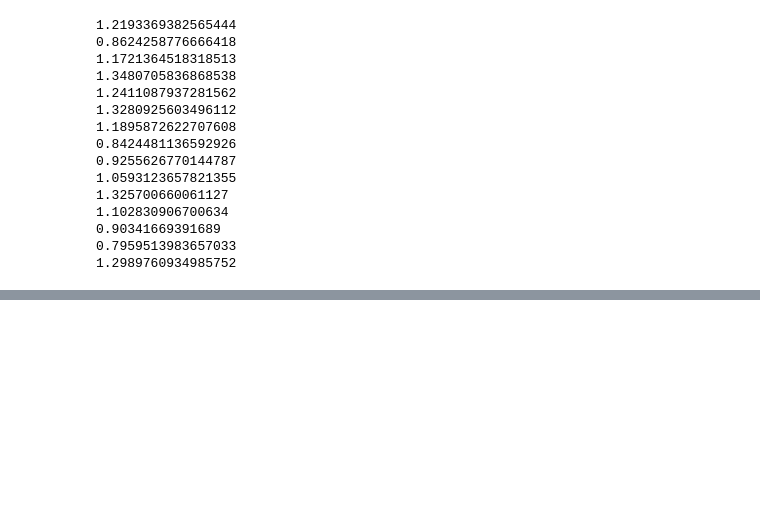
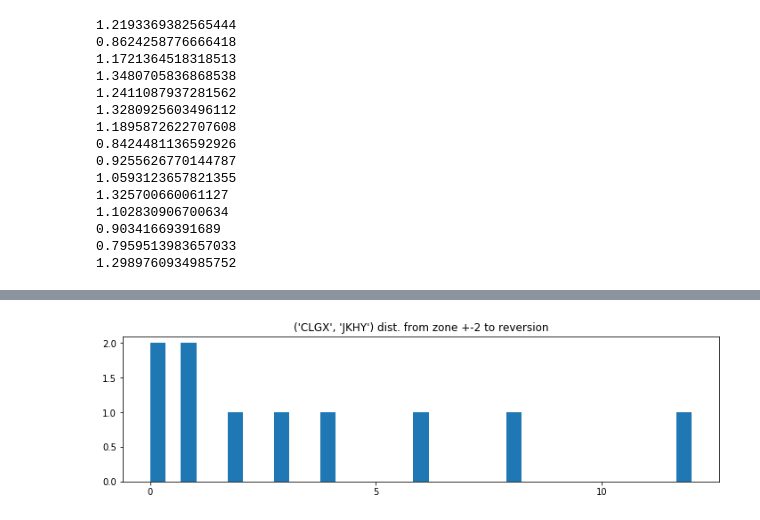
Before and after one commit to maks-ivanov/cs189_pairs_trading, a Jupyter notebook: Residuals Data.ipynb, the cells around one changed output, grey strips where cells are left out. Drawn from its saved outputs; the diff is of its cells as text; code cells hidden in the pictures; blank space fills up the shorter version.

```diff
--- a/Residuals Data.ipynb
+++ b/Residuals Data.ipynb
@@ -193,7 +149,7 @@ for i in range(len(PAIRS)):
 ZONED_RESIDUALS = dict()
 CROSSOVER_SEQUENCES = dict()
 for pair in PAIRS:
-    zonified = zonify(RESIDUALS[pair], ma_lookback=MA_LOOKBACK, sd_lookback=SD_LOOKBACK, zone_width=0.75)
+    zonified = zonify(RESIDUALS[pair], ma_lookback=MA_LOOKBACK, sd_lookback=SD_LOOKBACK, zone_width=1)
     crossover_sequence = mean_reversion_sequence(RESIDUALS[pair], MA_LOOKBACK, SD_LOOKBACK, sd_threshold=0)
     ZONED_RESIDUALS[pair] = zonified
     CROSSOVER_SEQUENCES[pair] = crossover_sequence
@@ -251,0 +164,87 @@ Name: (CLGX, JKHY), Length: 655, dtype: float64
+# %%
+counts = {}
+for p in PAIRS:
+    p_zones = zoned_df[pair][lb:]
+    p_crossovers = crossover_df[pair][lb:]
+    for t in range(1, p_crossovers.size):
+            if p_crossovers.iloc[t] == 1:
+                #print('\nFrom ' + str(p_zones.iloc[t-1]) + ' to ' + str(p_zones.iloc[t]))
+                k = (p_zones.iloc[t-1], p_zones.iloc[t])
+                try:
+                    counts[k] += 1
+                except:
+                    counts[k] = 1
+
+                assert(np.sign(p_zones.iloc[t-1]) != np.sign(p_zones.iloc[t]))
+            else:
+                assert(np.sign(p_zones.iloc[t-1]) == np.sign(p_zones.iloc[t]))
+# %%
+from scipy.stats import mode
+def compute_dist_between_ones(arr, stat, plot=0):
+    dist = 0
+    all_dist = []
+    for elem in arr:
+        if elem == 1:
+            all_dist.append(dist)
+            dist = 0
+        else:
+            dist += 1
+    if plot:
+        plt.figure()
+        plt.hist(all_dist, bins=50)
+    return stat(all_dist)
+
+def compute_reversion_windows(zones, crosses):
+    all_dist = []
+    t = 1
+    while t < zones.size-1:
+        try:
+            if zones[t] >= 2 and zones[t+1] < 2:
+                dist = 0
+                while crosses[t] != 1:
+                    if zones[t] > zones[t-1]:
+                        # moved in the wrong direction, reset the count
+                        dist = 0
+                    else:
+                        dist += 1
+                    t += 1
+                all_dist.append(dist)
+            elif zones[t] <= -2 and zones[t+1] > -2:
+                dist = 0
+                while crosses[t] != 1:
+                    if zones[t] < zones[t-1]:
+                        # moved in the wrong direction, reset the count
+                        dist = 0
+                    else:
+                        dist += 1
+                    t += 1
+                all_dist.append(dist)
+            t+=1
+        except IndexError:
+            break
+    return all_dist
+
+
+distances = []
+for p in PAIRS:
+    p_crossovers = crossover_df[p][lb:].dropna()
+    p_zones = zoned_df[p][lb:].dropna()
+    num_crossovers = np.sum(p_crossovers)
+    pair_reversion_dist = compute_reversion_windows(p_zones, p_crossovers)
+    plt.figure(figsize=(12,3))
+    plt.title(str(p) + ' dist. from zone +-2 to reversion')
+    plt.hist(pair_reversion_dist, bins=35)
+    plt.xticks(np.arange(0, np.max(pair_reversion_dist), 5))
+    distances.extend(pair_reversion_dist)
+
+plt.figure(figsize=(15,5))
+plt.title('Dist. from zone +-2 to reversion')
+plt.hist(distances, bins=35)
+plt.xticks(np.arange(0, np.max(distances), 5))
+
+print('\n')
+print(sorted(distances))
+print('Median:',np.median(distances))
+print('Mean:',np.mean(distances))
+print('Mode:',mode(distances))
+# %% [output]
@@ -251,0 +255 @@ Name: (CLGX, JKHY), Length: 655, dtype: float64
+[figure, added]
```
Also changed, not shown: parts of 11 cells of this notebook.
